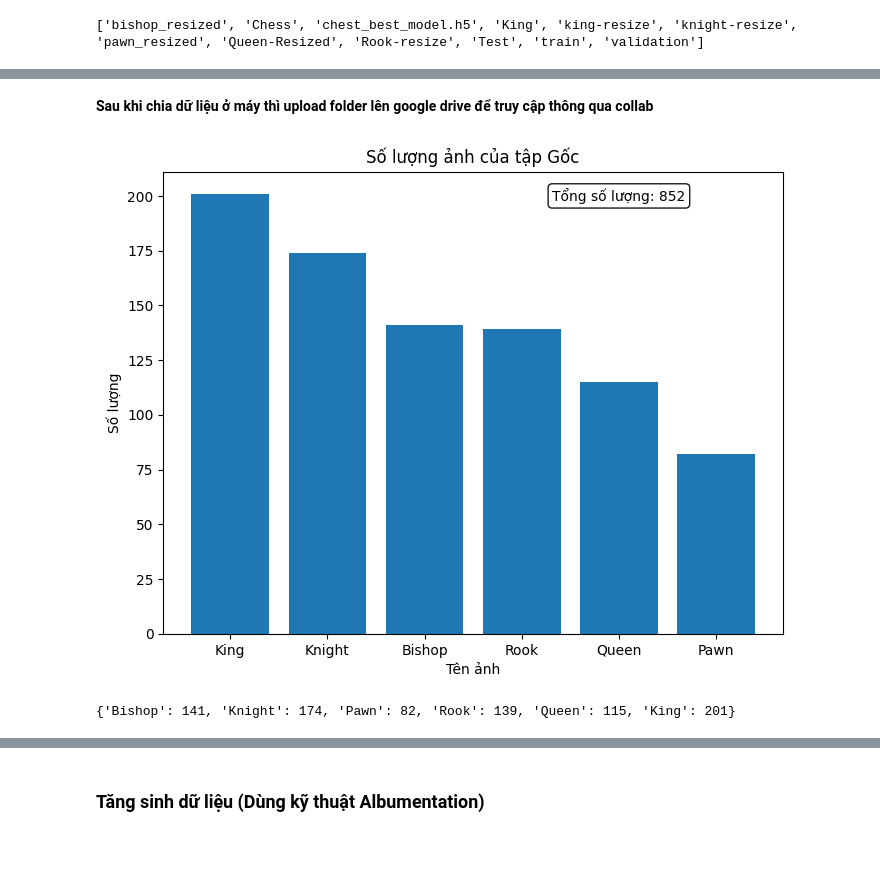
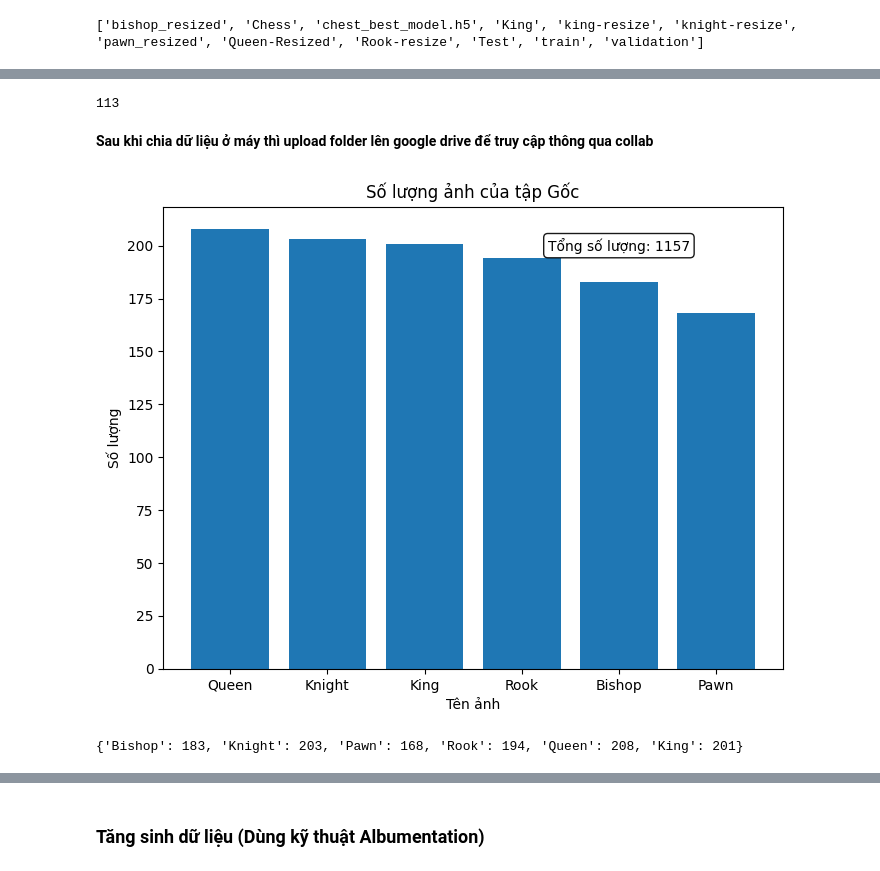
Before and after one commit to tumai213/Chess, a Jupyter notebook: Chess_Classification.ipynb, the cells around one changed output, grey strips where cells are left out. Cells and saved outputs as stored; diff of their text form; code cells hidden in the pictures.

```diff
--- a/Chess_Classification.ipynb
+++ b/Chess_Classification.ipynb
@@ -149,35 +164,46 @@ split_data(King_source, King_train, King_valid,split_size)
+# %%
+total_images = sum(len(files) for _, _, files in os.walk('/content/drive/MyDrive/chess_data/validation'))
+total_images
+# %% [output]
+113
 # %% [markdown]
 **Sau khi chia dữ liệu ở máy thì upload folder lên google drive để truy cập thông qua collab**
 # %%
 # Bishop direction
-Bishop_source= "/content/drive/MyDrive/chess_data/bishop_resized"
+Bishop_source= "/content/drive/MyDrive/chess_data/resized/bishop_resized/"
 Bishop_train= "/content/drive/MyDrive/chess_data/train/Bishop/"
 Bishop_valid= "/content/drive/MyDrive/chess_data/validation/Bishop/"
+Bishop_test= "/content/drive/MyDrive/chess_data/test/Bishop/"
 
 # Knight direction
-Knight_source= "/content/drive/MyDrive/chess_data/knight_resize"
+Knight_source= "/content/drive/MyDrive/chess_data/resized/knight_resized/"
 Knight_train= "/content/drive/MyDrive/chess_data/train/Knight/"
 Knight_valid= "/content/drive/MyDrive/chess_data/validation/Knight/"
+Knight_test= "/content/drive/MyDrive/chess_data/test/Knight/"
 
 # Pawn direction
-Pawn_source= "/content/drive/MyDrive/chess_data/pawn_resized"
+Pawn_source= "/content/drive/MyDrive/chess_data/resized/pawn_resized/"
 Pawn_train= "/content/drive/MyDrive/chess_data/train/Pawn/"
 Pawn_valid= "/content/drive/MyDrive/chess_data/validation/Pawn/"
+Pawn_test= "/content/drive/MyDrive/chess_data/test/Pawn/"
 
 # Rook direction
-Rook_source= "/content/drive/MyDrive/chess_data/Rook_resize"
+Rook_source= "/content/drive/MyDrive/chess_data/resized/rook_resized/"
 Rook_train= "/content/drive/MyDrive/chess_data/train/Rook/"
 Rook_valid= "/content/drive/MyDrive/chess_data/validation/Rook/"
+Rook_test= "/content/drive/MyDrive/chess_data/test/Rook/"
 
 # Queen direction
-Queen_source= "/content/drive/MyDrive/chess_data/Queen_Resized"
+Queen_source= "/content/drive/MyDrive/chess_data/resized/queen_resized/"
 Queen_train= "/content/drive/MyDrive/chess_data/train/Queen/"
 Queen_valid= "/content/drive/MyDrive/chess_data/validation/Queen/"
+Queen_test= "/content/drive/MyDrive/chess_data/test/Queen/"
 
 # King direction
-King_source= "/content/drive/MyDrive/chess_data/king_resize"
+King_source= "/content/drive/MyDrive/chess_data/resized/king_resized/"
 King_train= "/content/drive/MyDrive/chess_data/train/King/"
 King_valid= "/content/drive/MyDrive/chess_data/validation/King/"
+King_test= "/content/drive/MyDrive/chess_data/test/King/"
 
 Source = [Bishop_source, Knight_source, Pawn_source, Rook_source, Queen_source, King_source]
 # %%
@@ -189,31 +215,31 @@ import matplotlib.pyplot as plt
 # %%
 def dataShow(Source, image_counts={}, name=""):
   for folder in Source:
-    chess = ((str(folder).split("/")[-1]).split("_")[0]).title()
+    chess = ((str(folder).split("/")[-2]).split("_")[0]).title()
     files = listdir(folder)
     for filename in files:
         if filename.lower().endswith(('.jpg', '.jpeg', '.png')):
           if chess in image_counts:
             image_counts[chess] += 1
           else:
             image_counts[chess] = 1
   df = pd.DataFrame.from_dict(image_counts, orient='index', columns=['Count'])
   df = df.sort_values('Count', ascending=False)
 
   plt.figure(figsize=(8, 6))
   plt.bar(df.index, df['Count'])
   plt.xlabel('Tên ảnh')
   plt.ylabel('Số lượng')
   plt.title(f'Số lượng ảnh của tập {name}')
   # Add text object with bbox for positioning
   plt.text(4, 200, f"Tổng số lượng: {sum(image_counts.values())}", ha='center', va='center', bbox=dict(boxstyle='round', facecolor='white', alpha=0.9))
   plt.show()
 image_counts={}
 dataShow(Source, image_counts, 'Gốc')
 print(image_counts)
 # %% [output]
-[figure, old version]
+[figure, new version]
-{'Bishop': 141, 'Knight': 174, 'Pawn': 82, 'Rook': 139, 'Queen': 115, 'King': 201}
+{'Bishop': 183, 'Knight': 203, 'Pawn': 168, 'Rook': 194, 'Queen': 208, 'King': 201}
 # %%
 print(sum(image_counts.values()))
 # %% [output]
```
Also changed, not shown: parts of 101 cells of this notebook.
